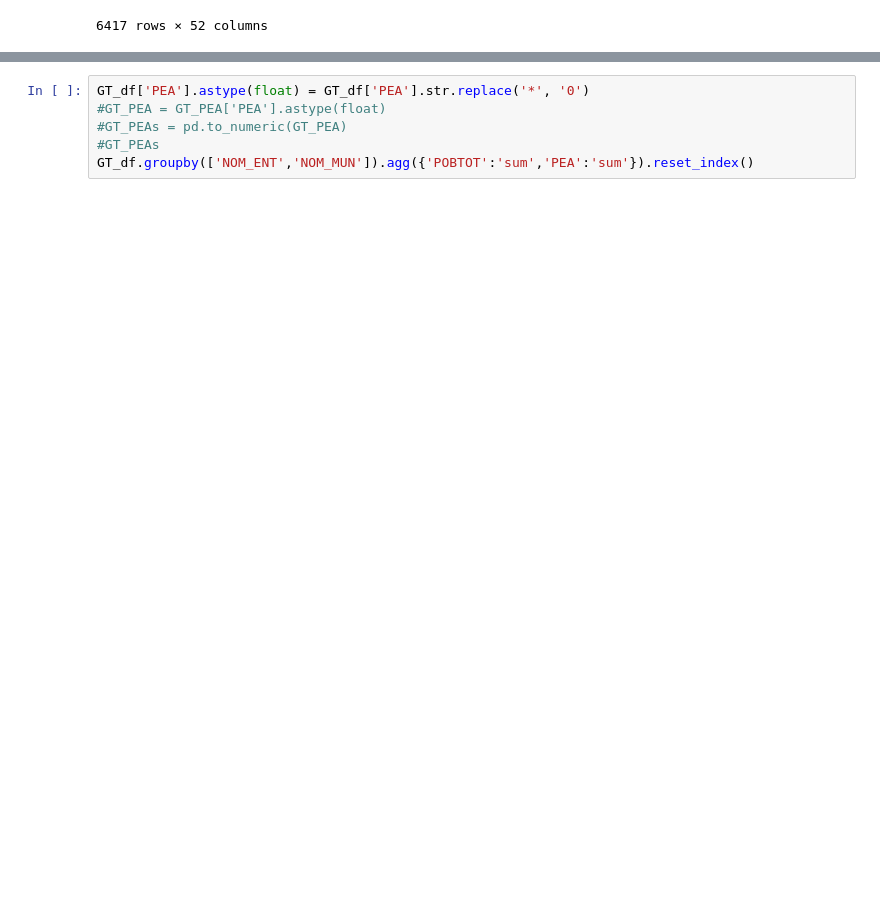
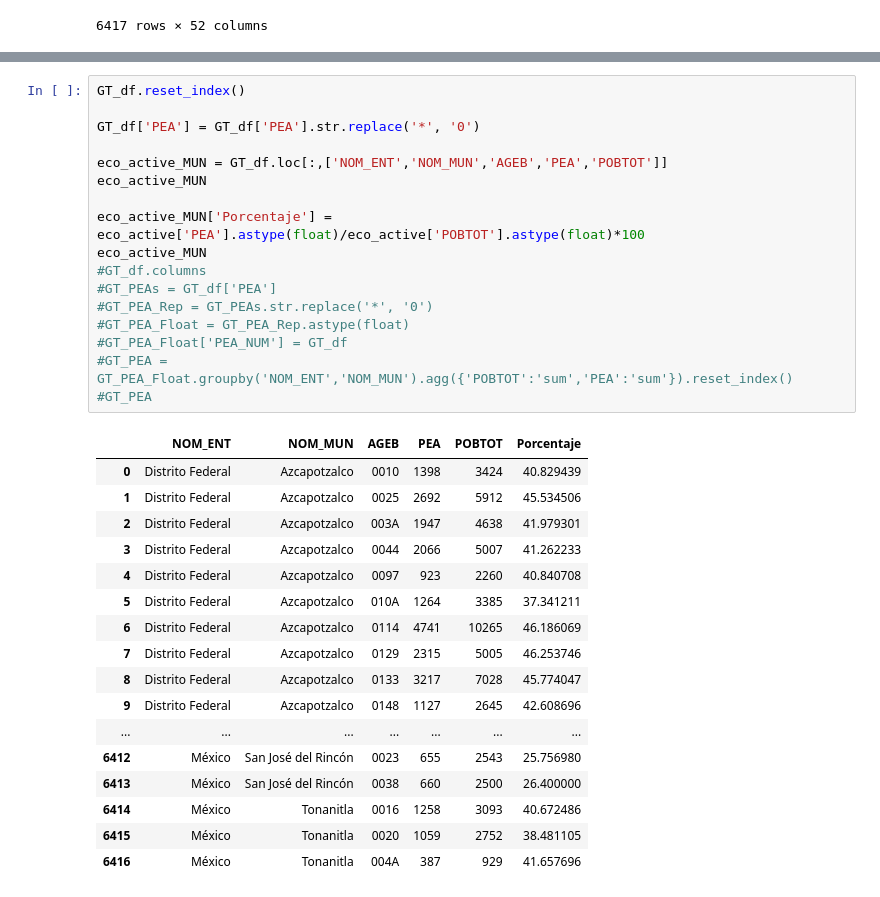
Before and after one commit to Iarmas/Project-1, a Jupyter notebook: GT_Activ_eco.ipynb, the cells around one changed output, grey strips where cells are left out. Cells and saved outputs as stored; diff of their text form; blank space fills up the shorter version.

```diff
--- a/GT_Activ_eco.ipynb
+++ b/GT_Activ_eco.ipynb
@@ -33,7 +69,35 @@ GT_df
 # %%
-GT_df['PEA'].astype(float) = GT_df['PEA'].str.replace('*', '0')
-#GT_PEA = GT_PEA['PEA'].astype(float)
-#GT_PEAs = pd.to_numeric(GT_PEA)
-#GT_PEAs
-GT_df.groupby(['NOM_ENT','NOM_MUN']).agg({'POBTOT':'sum','PEA':'sum'}).reset_index()
+GT_df.reset_index()
+
+GT_df['PEA'] = GT_df['PEA'].str.replace('*', '0')
+
+eco_active_MUN = GT_df.loc[:,['NOM_ENT','NOM_MUN','AGEB','PEA','POBTOT']]
+eco_active_MUN
+
+eco_active_MUN['Porcentaje'] = eco_active['PEA'].astype(float)/eco_active['POBTOT'].astype(float)*100
+eco_active_MUN
+#GT_df.columns
+#GT_PEAs = GT_df['PEA']
+#GT_PEA_Rep = GT_PEAs.str.replace('*', '0')
+#GT_PEA_Float = GT_PEA_Rep.astype(float)
+#GT_PEA_Float['PEA_NUM'] = GT_df
+#GT_PEA = GT_PEA_Float.groupby('NOM_ENT','NOM_MUN').agg({'POBTOT':'sum','PEA':'sum'}).reset_index()
+#GT_PEA
 # %% [output]
+|  | NOM_ENT | NOM_MUN | AGEB | PEA | POBTOT | Porcentaje |
+| 0 | Distrito Federal | Azcapotzalco | 0010 | 1398 | 3424 | 40.829439 |
+| 1 | Distrito Federal | Azcapotzalco | 0025 | 2692 | 5912 | 45.534506 |
+| 2 | Distrito Federal | Azcapotzalco | 003A | 1947 | 4638 | 41.979301 |
+| 3 | Distrito Federal | Azcapotzalco | 0044 | 2066 | 5007 | 41.262233 |
+| 4 | Distrito Federal | Azcapotzalco | 0097 | 923 | 2260 | 40.840708 |
+| 5 | Distrito Federal | Azcapotzalco | 010A | 1264 | 3385 | 37.341211 |
+| 6 | Distrito Federal | Azcapotzalco | 0114 | 4741 | 10265 | 46.186069 |
+| 7 | Distrito Federal | Azcapotzalco | 0129 | 2315 | 5005 | 46.253746 |
+| 8 | Distrito Federal | Azcapotzalco | 0133 | 3217 | 7028 | 45.774047 |
+| 9 | Distrito Federal | Azcapotzalco | 0148 | 1127 | 2645 | 42.608696 |
+| ... | ... | ... | ... | ... | ... | ... |
+| 6412 | México | San José del Rincón | 0023 | 655 | 2543 | 25.756980 |
+| 6413 | México | San José del Rincón | 0038 | 660 | 2500 | 26.400000 |
+| 6414 | México | Tonanitla | 0016 | 1258 | 3093 | 40.672486 |
+| 6415 | México | Tonanitla | 0020 | 1059 | 2752 | 38.481105 |
+| 6416 | México | Tonanitla | 004A | 387 | 929 | 41.657696 |
```
Also changed, not shown: parts of 10 cells of this notebook.
